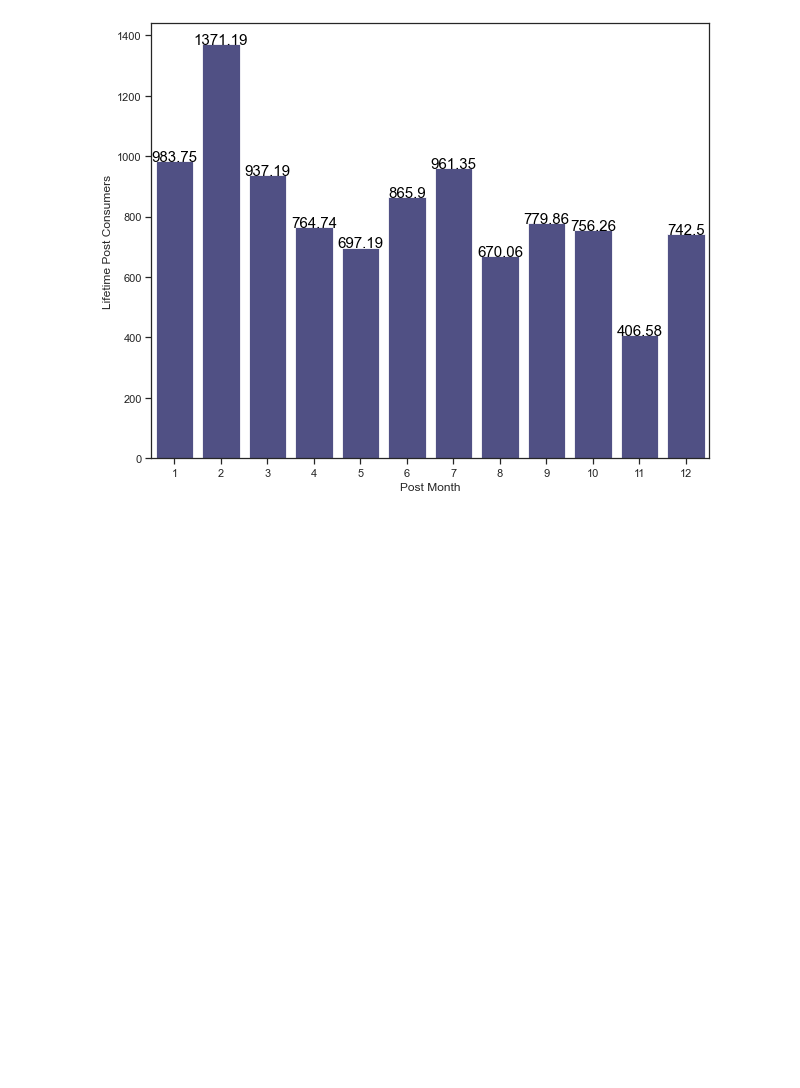
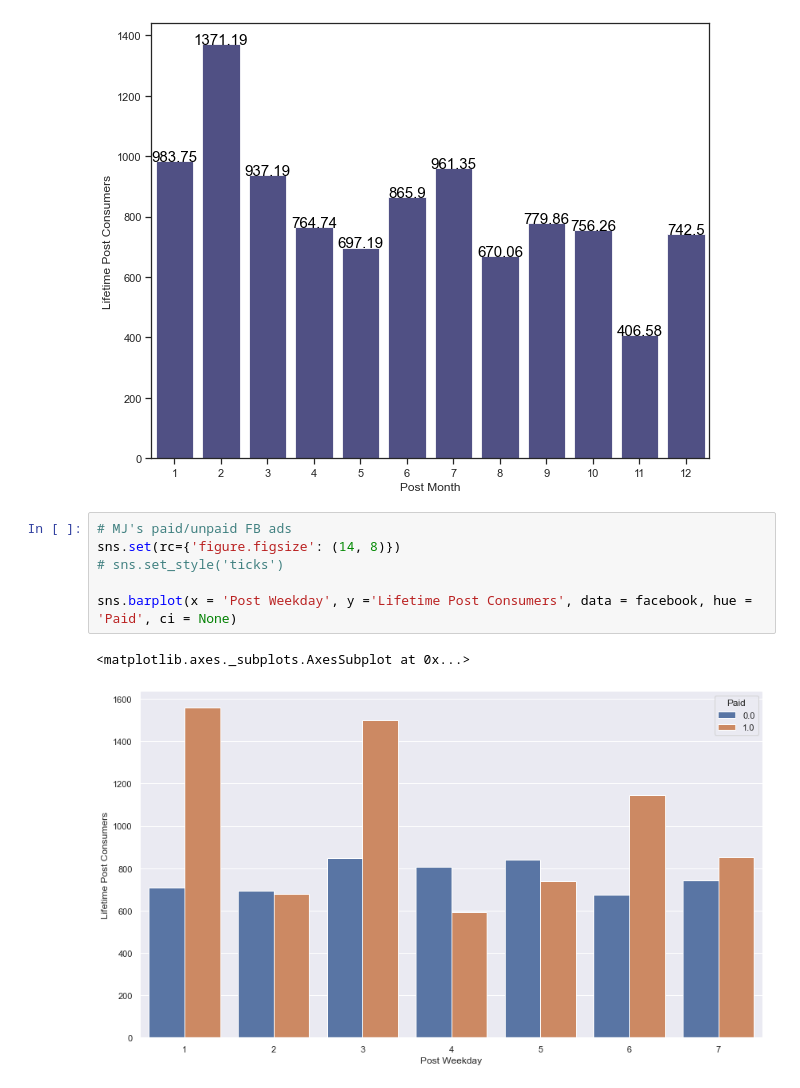
Before and after one commit to jw13git/INTRO-TO-DATA-ANALYSIS, a Jupyter notebook: facebook.ipynb, the cells around one changed output. Drawn from its saved outputs; the diff is of its cells as text; blank space fills up the shorter version.

Commit message:
MJ_chart_added

```diff
--- a/facebook.ipynb
+++ b/facebook.ipynb
@@ -98,3 +98,12 @@ for index, row in grouped.iterrows():
     g.text(row.name,row['Lifetime Post Consumers'], round(row['Lifetime Post Consumers'],2), color='black', ha='center',size=15)
 # %% [output]
 [figure]
+# %%
+# MJ's paid/unpaid FB ads
+sns.set(rc={'figure.figsize': (14, 8)})
+# sns.set_style('ticks')
+
+sns.barplot(x = 'Post Weekday', y ='Lifetime Post Consumers', data = facebook, hue = 'Paid', ci = None)
+# %% [output]
+<matplotlib.axes._subplots.AxesSubplot at 0x...>
+[figure, added]
```
